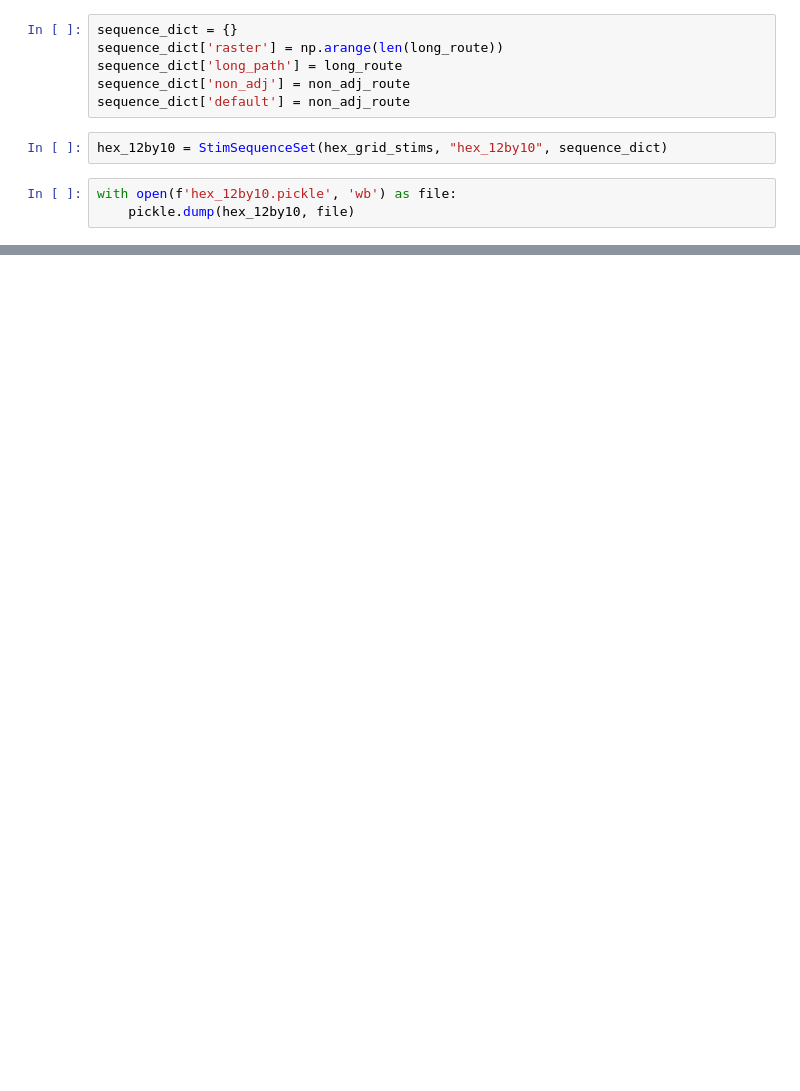
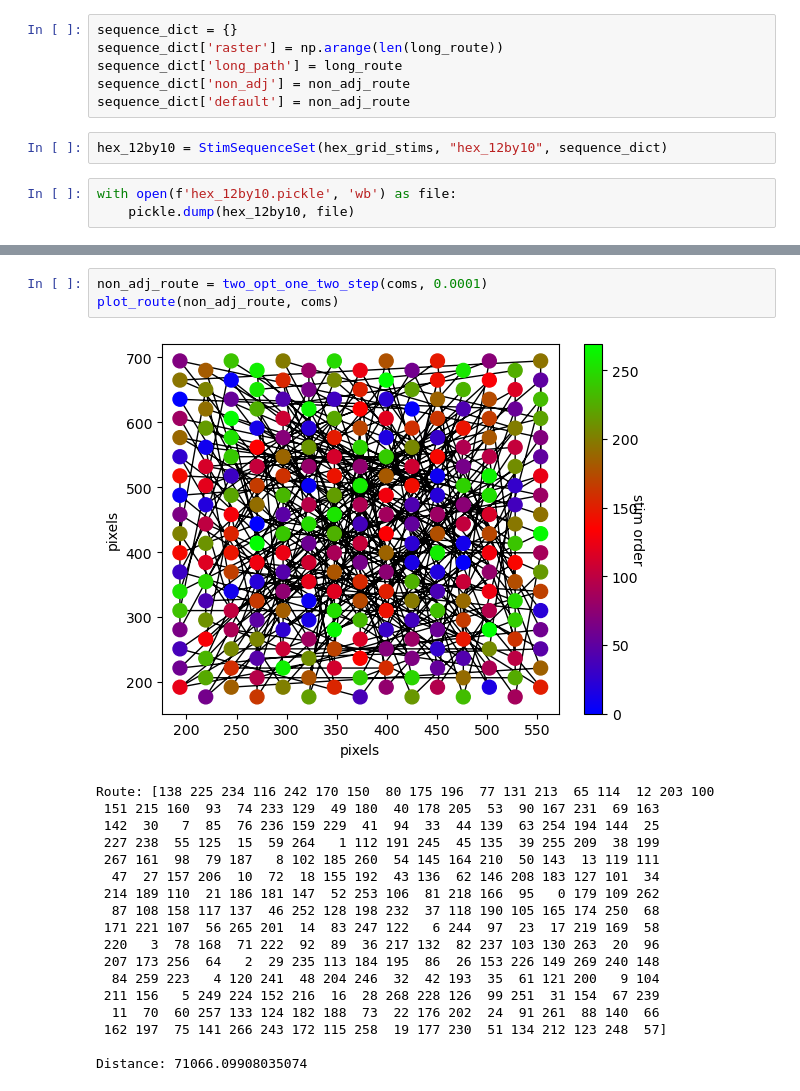
Before and after one commit to travis-open/photostim_generation, a Jupyter notebook: grid_stim_building.ipynb, the cells around one changed output, grey strips where cells are left out. Cells and saved outputs as stored; diff of their text form; blank space fills up the shorter version.

```diff
--- a/grid_stim_building.ipynb
+++ b/grid_stim_building.ipynb
@@ -246,0 +296,22 @@ with open(f'hex_12by10.pickle', 'wb') as file:
+# %%
+non_adj_route = two_opt_one_two_step(coms, 0.0001)
+plot_route(non_adj_route, coms)
+# %% [output]
+[figure, added]
+Route: [138 225 234 116 242 170 150  80 175 196  77 131 213  65 114  12 203 100
+ 151 215 160  93  74 233 129  49 180  40 178 205  53  90 167 231  69 163
+ 142  30   7  85  76 236 159 229  41  94  33  44 139  63 254 194 144  25
+ 227 238  55 125  15  59 264   1 112 191 245  45 135  39 255 209  38 199
+ 267 161  98  79 187   8 102 185 260  54 145 164 210  50 143  13 119 111
+  47  27 157 206  10  72  18 155 192  43 136  62 146 208 183 127 101  34
+ 214 189 110  21 186 181 147  52 253 106  81 218 166  95   0 179 109 262
+  87 108 158 117 137  46 252 128 198 232  37 118 190 105 165 174 250  68
+ 171 221 107  56 265 201  14  83 247 122   6 244  97  23  17 219 169  58
+ 220   3  78 168  71 222  92  89  36 217 132  82 237 103 130 263  20  96
+ 207 173 256  64   2  29 235 113 184 195  86  26 153 226 149 269 240 148
+  84 259 223   4 120 241  48 204 246  32  42 193  35  61 121 200   9 104
+ 211 156   5 249 224 152 216  16  28 268 228 126  99 251  31 154  67 239
+  11  70  60 257 133 124 182 188  73  22 176 202  24  91 261  88 140  66
+ 162 197  75 141 266 243 172 115 258  19 177 230  51 134 212 123 248  57]
+
+Distance: 71066.09908035074
```
Also changed, not shown: parts of 23 cells of this notebook, 1 other file.
